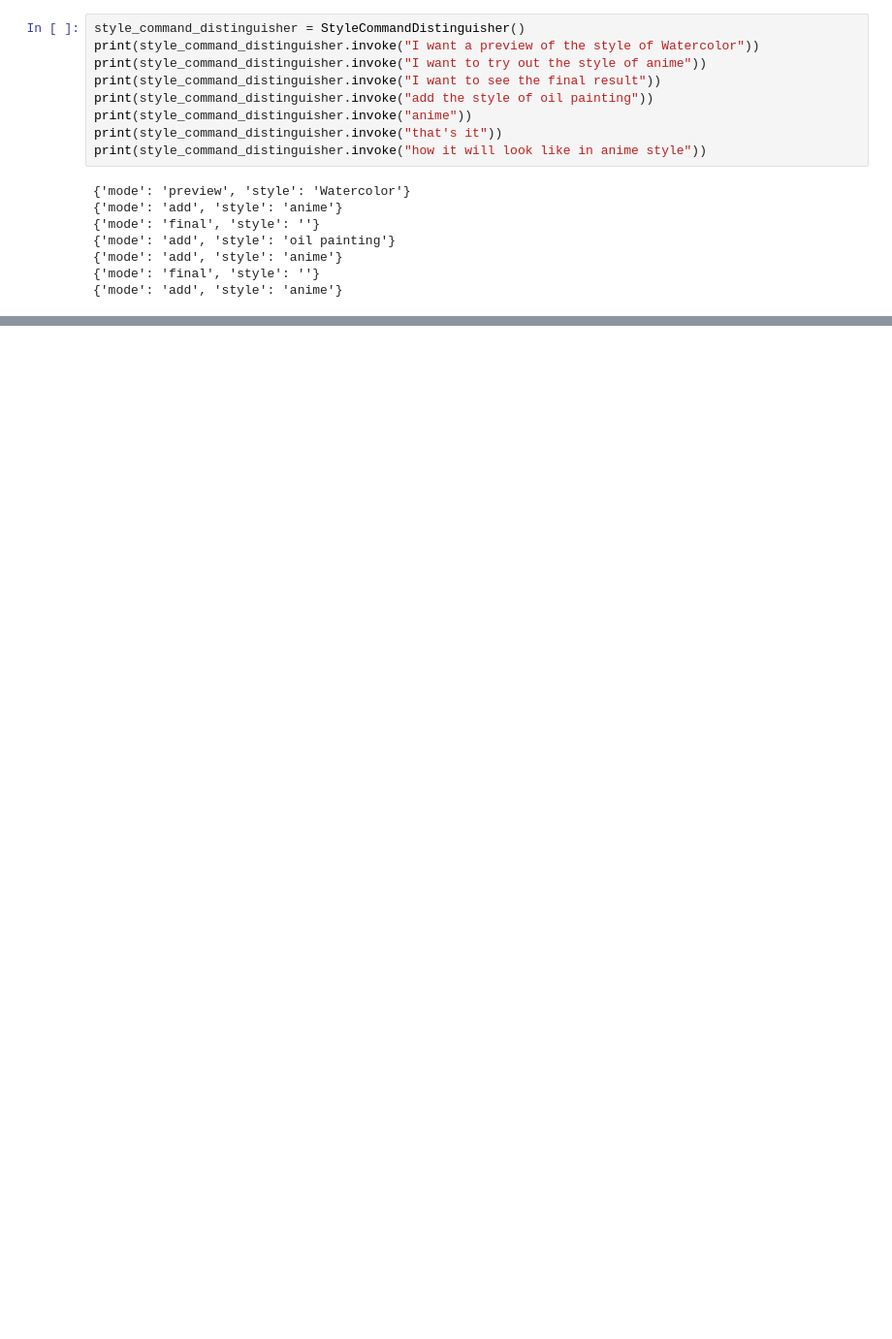
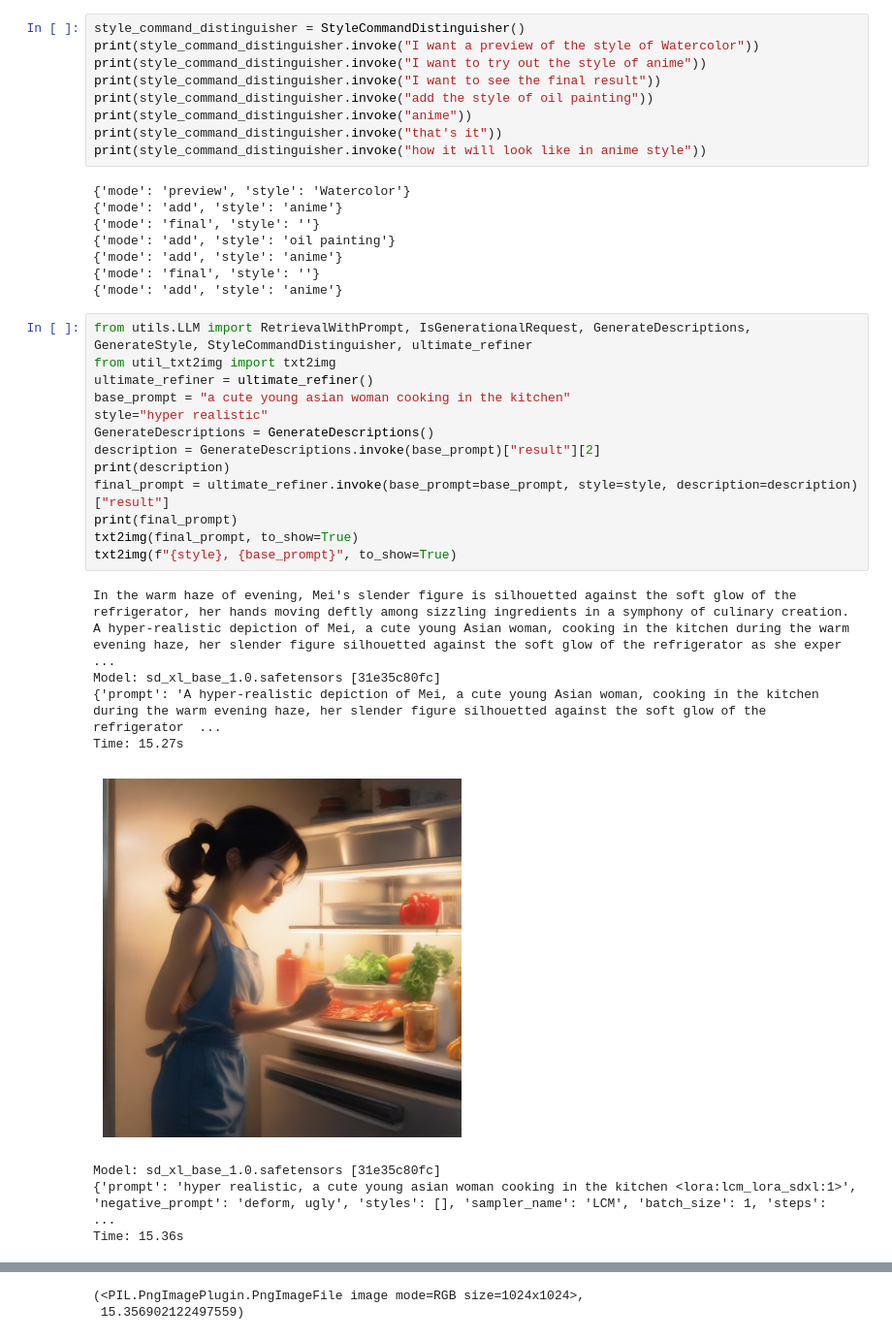
Before and after one commit to ReeveWu/lazy-diffusion, a Jupyter notebook: vincent_test.ipynb, the cells around one changed output, grey strips where cells are left out. Shown: that part at 97% size. Drawn from its saved outputs; the diff is of its cells as text; blank space fills up the shorter version.

```diff
--- a/vincent_test.ipynb
+++ b/vincent_test.ipynb
@@ -68,3 +74,26 @@ print(style_command_distinguisher.invoke("how it will look like in anime style")
 {'mode': 'add', 'style': 'anime'}
 {'mode': 'final', 'style': ''}
 {'mode': 'add', 'style': 'anime'}
+# %%
+from utils.LLM import RetrievalWithPrompt, IsGenerationalRequest, GenerateDescriptions, GenerateStyle, StyleCommandDistinguisher, ultimate_refiner
+from util_txt2img import txt2img
+ultimate_refiner = ultimate_refiner()
+base_prompt = "a cute young asian woman cooking in the kitchen"
+style="hyper realistic"
+GenerateDescriptions = GenerateDescriptions()
+description = GenerateDescriptions.invoke(base_prompt)["result"][2]
+print(description)
+final_prompt = ultimate_refiner.invoke(base_prompt=base_prompt, style=style, description=description)["result"]
+print(final_prompt)
+txt2img(final_prompt, to_show=True)
+txt2img(f"{style}, {base_prompt}", to_show=True)
+# %% [output]
+In the warm haze of evening, Mei's slender figure is silhouetted against the soft glow of the refrigerator, her hands moving deftly among sizzling ingredients in a symphony of culinary creation.
+A hyper-realistic depiction of Mei, a cute young Asian woman, cooking in the kitchen during the warm evening haze, her slender figure silhouetted against the soft glow of the refrigerator as she exper ...
+Model: sd_xl_base_1.0.safetensors [31e35c80fc]
+{'prompt': 'A hyper-realistic depiction of Mei, a cute young Asian woman, cooking in the kitchen during the warm evening haze, her slender figure silhouetted against the soft glow of the refrigerator  ...
+Time: 15.27s
+[figure, added]
+Model: sd_xl_base_1.0.safetensors [31e35c80fc]
+{'prompt': 'hyper realistic, a cute young asian woman cooking in the kitchen <lora:lcm_lora_sdxl:1>', 'negative_prompt': 'deform, ugly', 'styles': [], 'sampler_name': 'LCM', 'batch_size': 1, 'steps':  ...
+Time: 15.36s
@@ -70,0 +101,2 @@ print(style_command_distinguisher.invoke("how it will look like in anime style")
+(<PIL.PngImagePlugin.PngImageFile image mode=RGB size=1024x1024>,
+ 15.356902122497559)
```
Also changed, not shown: parts of 10 cells of this notebook, 2 other files.
